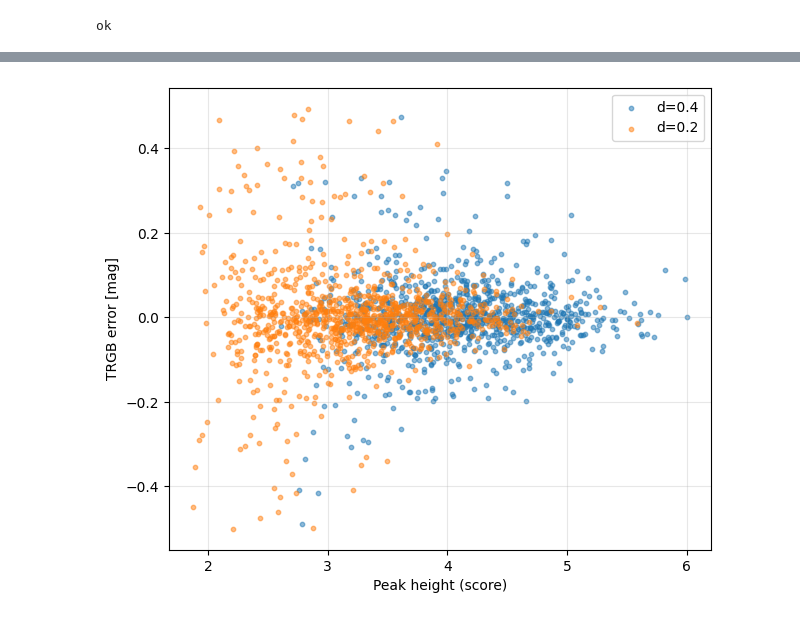
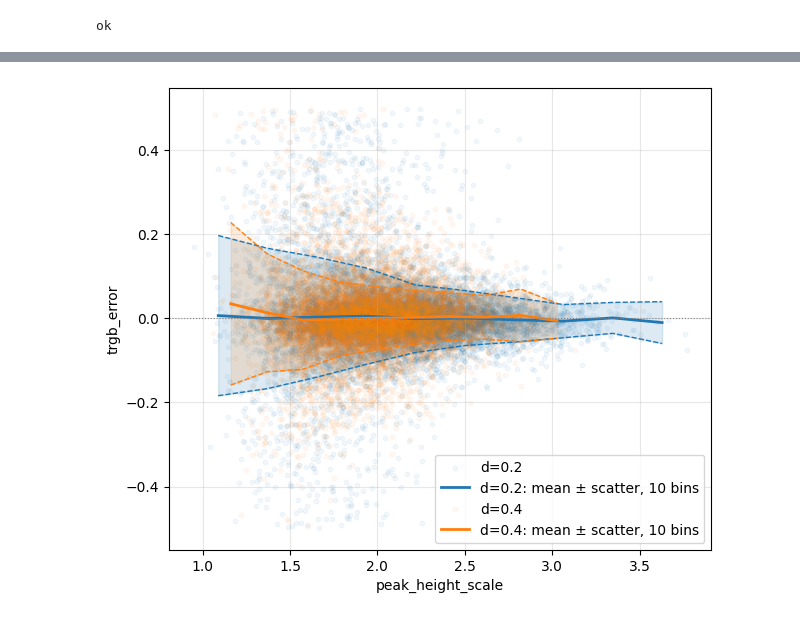
Before and after one commit to astromg/mglab, a Jupyter notebook: trgb/d_param_mc.ipynb, the cells around one changed output, grey strips where cells are left out. Cells and saved outputs as stored; diff of their text form; code cells hidden in the pictures.

Commit message:
trgb

```diff
--- a/trgb/d_param_mc.ipynb
+++ b/trgb/d_param_mc.ipynb
@@ -41,11 +41,15 @@ N_agb_1mag = round(N_rgb_1mag/5)
 
 photometric_error = 0.03
 # %%
+# Size of the run: how many luminosity functions, and which half-windows each of them is
+# analysed with. Every d sees the same LF, so the comparison across d is paired.
+
 N_realizations = 1000
 
 d_values = np.array([0.05,0.10,0.15,0.20,0.25,0.30,0.35,0.40,])
 
 step = 0.01
+sigma=0.01
 # %%
 # ============================================================
 # Independent random-number streams
@@ -155,38 +184,82 @@ for realization, realization_sequence in enumerate(tqdm(realization_sequences, d
 # %%
-d1 = 0.4
-d2 = 0.2
+# What goes on the axes. Swap these to plot any other pair of recorded columns —
+# everything below works on x and y only.
 
-y1 = []
-error1 = []
+x_key = "peak_height_scale"
 
-y2 = []
-error2 = []
 
-for r in results:
+y_key = "trgb_error"
+#y_key = "sharpness"
 
-    if not r["success"]:
-        continue
 
-    if r["d"] == d1:
-        y1.append(r["peak_height"])
-        error1.append(r["trgb_error"])
+x_label = x_key
+y_label = y_key
 
-    elif r["d"] == d2:
-        y2.append(r["peak_height"])
-        error2.append(r["trgb_error"])
+d_plot = [0.2,0.4]
+
+
+# Trend of y along x: the range of x is split into equal-width bins, and each bin gives the
+# mean of y and how widely it scatters. Bins holding fewer points than min_count are left
+# empty instead of pretending to be a measurement.
+
+n_bins = 10
+min_count = 3
 
 
 plt.figure(figsize=(7,6))
 
-plt.scatter(y1, error1, s=10, alpha=0.5, label=f"d={d1}")
-plt.scatter(y2, error2, s=10, alpha=0.5, label=f"d={d2}")
+for i, d in enumerate(d_plot):
 
-plt.xlabel("Peak height (score)")
-plt.ylabel("TRGB error [mag]")
+    color = f"C{i}"
+
+    x = np.array([r[x_key] for r in results if r["d"] == d])
+    y = np.array([r[y_key] for r in results if r["d"] == d])
+
+    plt.scatter(x, y, s=10, alpha=0.05, color=color, label=f"d={d}")
+
+
+    # ---------- Mean and scatter of y per bin of x ----------
+
+    edges = np.linspace(x.min(), x.max(), n_bins + 1)
+
+    centers = 0.5 * (edges[:-1] + edges[1:])
+
+    means = np.full(n_bins, np.nan)
+    scatters = np.full(n_bins, np.nan)
+
+    for j in range(n_bins):
+
+        # The last bin keeps its right edge, so that the highest point is counted too.
+        if j == n_bins - 1:
+            in_bin = (x >= edges[j]) & (x <= edges[j + 1])
+        else:
+            in_bin = (x >= edges[j]) & (x < edges[j + 1])
+
+        if in_bin.sum() >= min_count:
+            means[j] = np.mean(y[in_bin])
+            scatters[j] = np.std(y[in_bin], ddof=1)
+
+
+    # ---------- Mark them on the plot ----------
+
+    plt.plot(centers, means, "-", color=color, linewidth=2, label=f"d={d}: mean ± scatter, {n_bins} bins")
+
+    plt.plot(centers, means - scatters, "--", color=color, linewidth=1)
+    plt.plot(centers, means + scatters, "--", color=color, linewidth=1)
+
+    plt.fill_between(centers, means - scatters, means + scatters, color=color, alpha=0.15)
+
+
+plt.axhline(0.0, color="gray", linestyle=":", linewidth=0.8)
+
+plt.xlabel(x_label)
+plt.ylabel(y_label)
 
 plt.grid(alpha=0.3)
 plt.legend()
 
+#plt.xlim(0,0.4)
+
 plt.show()
 # %% [output]
-[figure, old version]
+[figure, new version]
```
Also changed, not shown: parts of 1 cell of this notebook, 4 other files.
